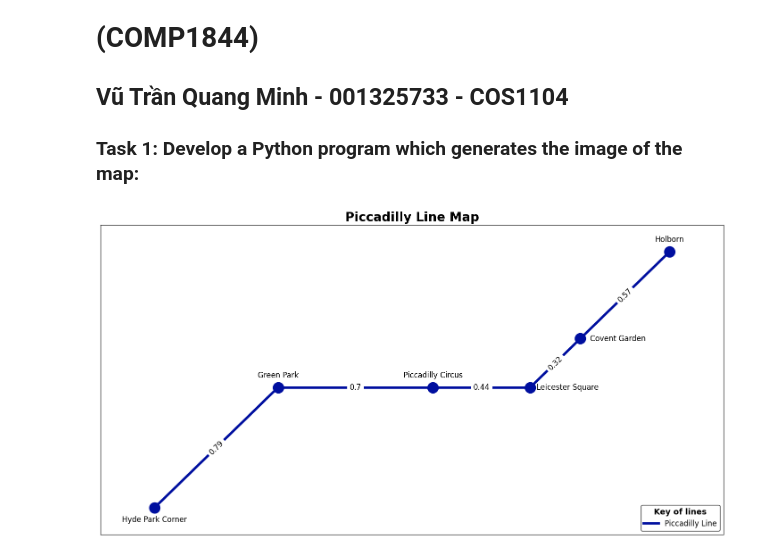
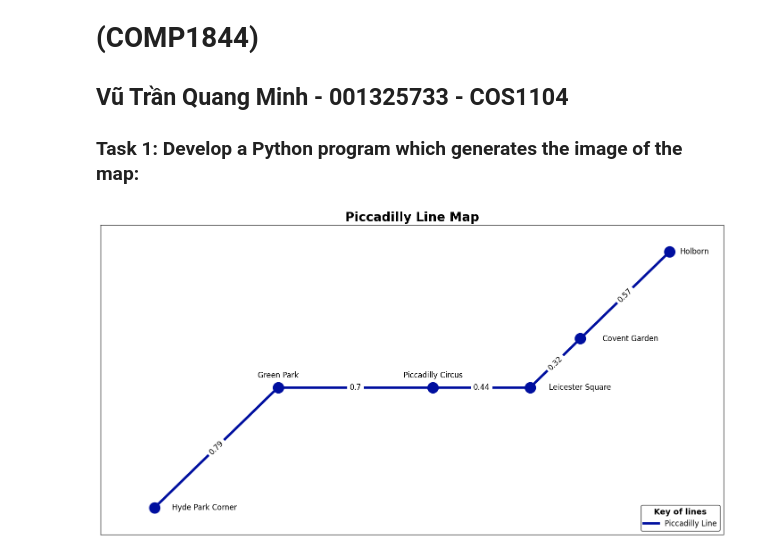
Before and after one commit to vutranquangminh/datavisualization, a Jupyter notebook: task_1.ipynb, the cells around one changed output. Saved outputs shown, nothing was run; the diff lists cells and outputs as text; code cells hidden in the pictures.

```diff
--- a/task_1.ipynb
+++ b/task_1.ipynb
@@ -6,17 +6,16 @@
 import networkx as nx
 import matplotlib.pyplot as plt
 import pandas as pd
+import numpy as np
 import math
-import numpy as np
-
 # ------------------- Data Loading -------------------
 # Load the CSV file
-file_path = 'London stations.csv'
+file_path = 'London_Stations.csv'
 stations_data = pd.read_csv(file_path)
 stations_data.columns = stations_data.columns.str.strip()
 
 # Load the line color data
-color_file_path = 'Line color.csv'
+color_file_path = 'Line_Colors.csv'
 color_data = pd.read_csv(color_file_path)
 color_data.columns = color_data.columns.str.strip()
 
@@ -135,11 +134,11 @@ nx.draw_networkx_nodes(
 
 # Draw labels for stations with adjusted positions
 label_pos_adjustments = {
-    "Covent Garden": (positions["Covent Garden"][0] + 0.06, positions["Covent Garden"][1]),
+    "Covent Garden": (positions["Covent Garden"][0] + 0.08, positions["Covent Garden"][1]),
     "Green Park": (positions["Green Park"][0], positions["Green Park"][1] + 0.02),
-    "Holborn": (positions["Holborn"][0], positions["Holborn"][1] + 0.02),
-    "Hyde Park Corner": (positions["Hyde Park Corner"][0], positions["Hyde Park Corner"][1] - 0.02),
-    "Leicester Square": (positions["Leicester Square"][0] + 0.06, positions["Leicester Square"][1]),
+    "Holborn": (positions["Holborn"][0] + 0.04, positions["Holborn"][1]),
+    "Hyde Park Corner": (positions["Hyde Park Corner"][0] + 0.08, positions["Hyde Park Corner"][1]),
+    "Leicester Square": (positions["Leicester Square"][0] + 0.08, positions["Leicester Square"][1]),
     "Piccadilly Circus": (positions["Piccadilly Circus"][0], positions["Piccadilly Circus"][1] + 0.02),
 }
 nx.draw_networkx_labels(
@@ -154,31 +153,31 @@ nx.draw_networkx_edge_labels(
     G,
     pos=positions,
     edge_labels=edge_labels,
     font_size=12,
     font_weight='normal'
 )
 
 # Add legend with title "Key"
 legend_elements = [
     plt.Line2D([0], [0], color=color_mapping['Piccadilly'], lw=4, label='Piccadilly Line')
 ]
 legend = plt.legend(
     handles=legend_elements,
     loc='lower right',
     fontsize=12,
     frameon=True,
     ncol=1,
     title="Key of lines"
 )
 legend.get_frame().set_edgecolor('#000000')  # Black border for the legend box
 legend.get_frame().set_linewidth(1)          # Adjust border thickness
 legend.get_title().set_fontsize('13')        # Font size for "Key" title
 legend.get_title().set_fontweight('bold')    # Make "Key" title bold
 
 # Add the main title for the visualization
 plt.title("Piccadilly Line Map", fontsize=20, fontweight='bold')
 
 # Show the plot
 plt.show()
 # %% [output]
-[figure, old version]
+[figure, new version]
```
Also changed, not shown: 21 other files.
